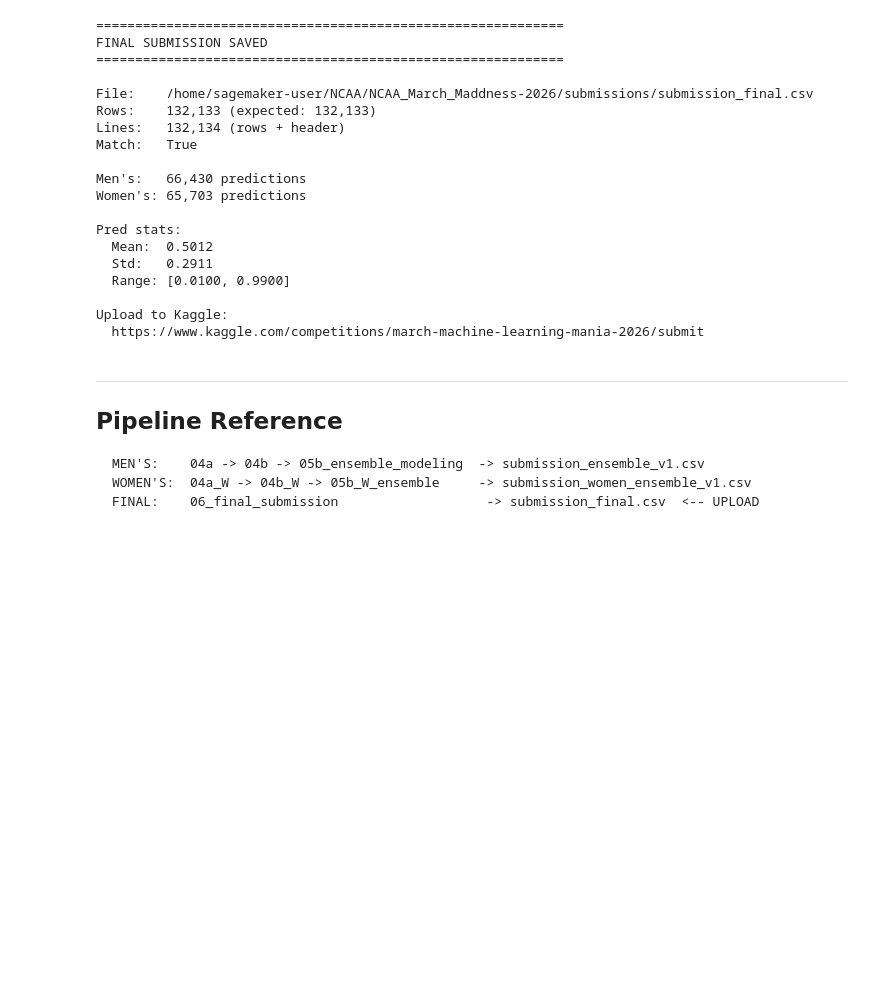
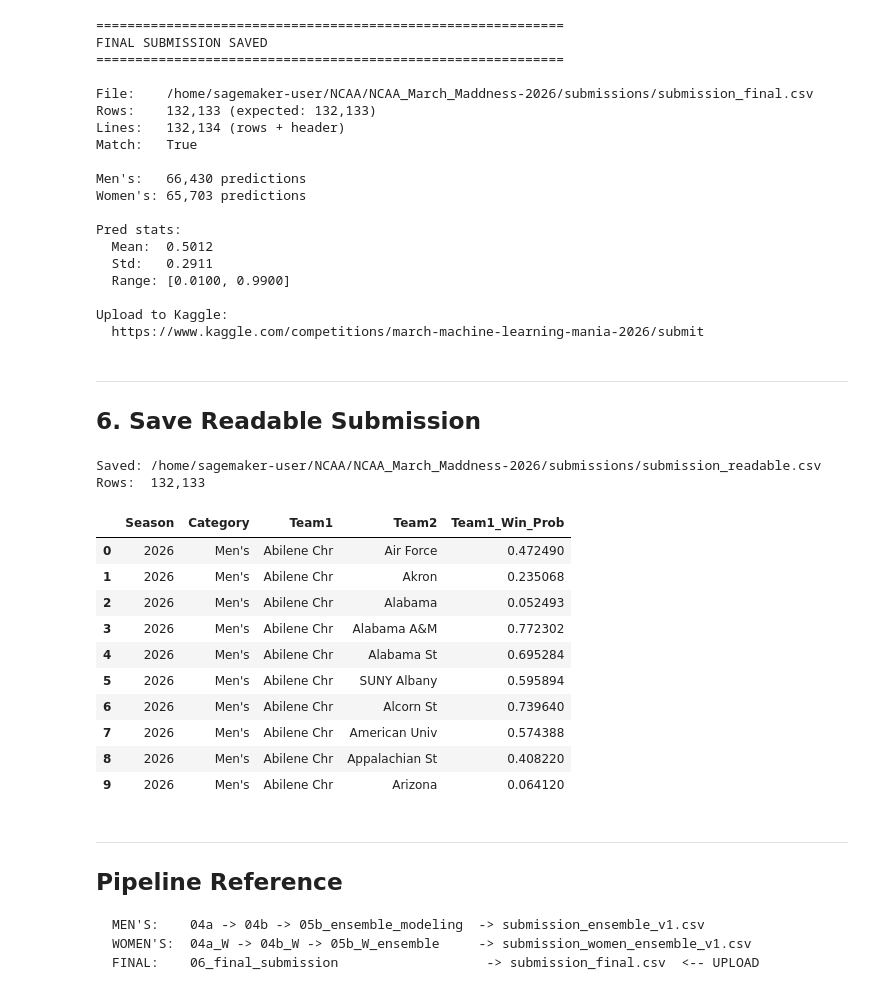
Before and after one commit to Shashwat17-vit/NCAA_March_Maddness-2026, a Jupyter notebook: notebooks/06_final_submission.ipynb, the cells around one changed output. Cells and saved outputs as stored; diff of their text form; code cells hidden in the pictures; blank space fills up the shorter version.

Commit message:
readable files

```diff
--- a/notebooks/06_final_submission.ipynb
+++ b/notebooks/06_final_submission.ipynb
@@ -226,6 +226,42 @@ Pred stats:
 
 Upload to Kaggle:
   https://www.kaggle.com/competitions/march-machine-learning-mania-2026/submit
+# %% [markdown]
+---
+## 6. Save Readable Submission
+# %%
+# Create a human-readable submission with team names
+readable = submission.copy()
+parsed = readable['ID'].str.split('_', expand=True)
+readable['Season'] = parsed[0].astype(int)
+team1_ids = parsed[1].astype(int)
+team2_ids = parsed[2].astype(int)
+readable['Team1'] = team1_ids.map(all_lookup)
+readable['Team2'] = team2_ids.map(all_lookup)
+readable['Team1_Win_Prob'] = readable['Pred']
+readable['Category'] = team1_ids.apply(lambda x: "Men's" if x < 3000 else "Women's")
+readable = readable[['Season', 'Category', 'Team1', 'Team2', 'Team1_Win_Prob']]
+
+readable_path = SUB_DIR / 'submission_readable.csv'
+readable.to_csv(readable_path, index=False)
+
+print(f"Saved: {readable_path}")
+print(f"Rows:  {len(readable):,}\n")
+readable.head(10)
+# %% [output]
+Saved: /home/sagemaker-user/NCAA/NCAA_March_Maddness-2026/submissions/submission_readable.csv
+Rows:  132,133
+|  | Season | Category | Team1 | Team2 | Team1_Win_Prob |
+| 0 | 2026 | Men's | Abilene Chr | Air Force | 0.472490 |
+| 1 | 2026 | Men's | Abilene Chr | Akron | 0.235068 |
+| 2 | 2026 | Men's | Abilene Chr | Alabama | 0.052493 |
+| 3 | 2026 | Men's | Abilene Chr | Alabama A&M | 0.772302 |
+| 4 | 2026 | Men's | Abilene Chr | Alabama St | 0.695284 |
+| 5 | 2026 | Men's | Abilene Chr | SUNY Albany | 0.595894 |
+| 6 | 2026 | Men's | Abilene Chr | Alcorn St | 0.739640 |
+| 7 | 2026 | Men's | Abilene Chr | American Univ | 0.574388 |
+| 8 | 2026 | Men's | Abilene Chr | Appalachian St | 0.408220 |
+| 9 | 2026 | Men's | Abilene Chr | Arizona | 0.064120 |
 # %% [markdown]
 ---
 ## Pipeline Reference
```
Also changed, not shown: 3 other files.
